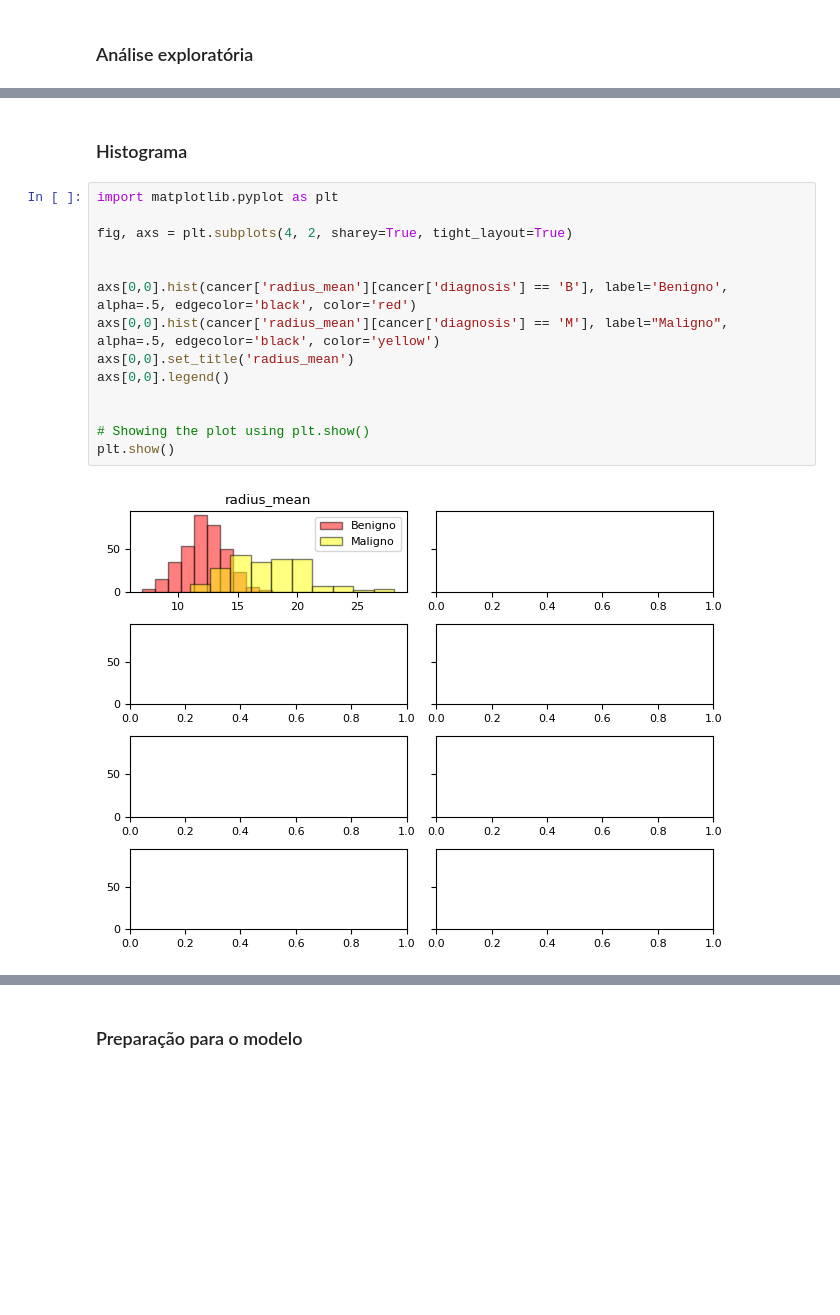
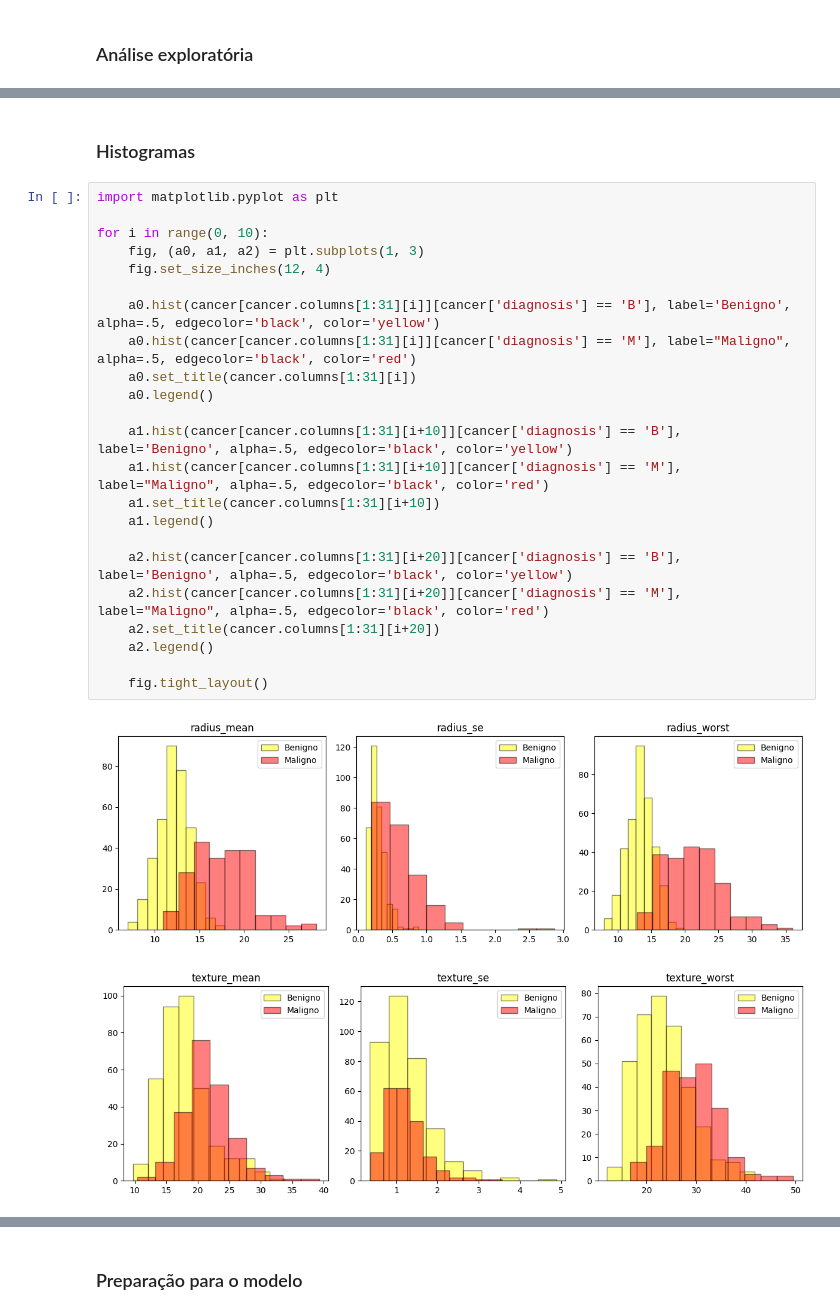
Before and after one commit to PericlesSavio/datascience, a Jupyter notebook: MBA em Data Science e Analytics/Regressão Logística/cancer_mama.ipynb, the cells around one changed output, grey strips where cells are left out. Cells and saved outputs as stored; diff of their text form; blank space fills up the shorter version.

```diff
--- a/MBA em Data Science e Analytics/Regressão Logística/cancer_mama.ipynb
+++ b/MBA em Data Science e Analytics/Regressão Logística/cancer_mama.ipynb
@@ -64,18 +79,28 @@ plt.show()
 # %% [markdown]
-### Histograma
+### Histogramas
-# %%
-import matplotlib.pyplot as plt
-
-fig, axs = plt.subplots(4, 2, sharey=True, tight_layout=True)
-
-
-axs[0,0].hist(cancer['radius_mean'][cancer['diagnosis'] == 'B'], label='Benigno', alpha=.5, edgecolor='black', color='red')
-axs[0,0].hist(cancer['radius_mean'][cancer['diagnosis'] == 'M'], label="Maligno", alpha=.5, edgecolor='black', color='yellow')
-axs[0,0].set_title('radius_mean')
-axs[0,0].legend()
-
-
-# Showing the plot using plt.show()
-plt.show()
-# %% [output]
-[figure, removed]
+# %%
+import matplotlib.pyplot as plt
+
+for i in range(0, 10):
+    fig, (a0, a1, a2) = plt.subplots(1, 3)
+    fig.set_size_inches(12, 4)
+
+    a0.hist(cancer[cancer.columns[1:31][i]][cancer['diagnosis'] == 'B'], label='Benigno', alpha=.5, edgecolor='black', color='yellow')
+    a0.hist(cancer[cancer.columns[1:31][i]][cancer['diagnosis'] == 'M'], label="Maligno", alpha=.5, edgecolor='black', color='red')
+    a0.set_title(cancer.columns[1:31][i])
+    a0.legend()
+
+    a1.hist(cancer[cancer.columns[1:31][i+10]][cancer['diagnosis'] == 'B'], label='Benigno', alpha=.5, edgecolor='black', color='yellow')
+    a1.hist(cancer[cancer.columns[1:31][i+10]][cancer['diagnosis'] == 'M'], label="Maligno", alpha=.5, edgecolor='black', color='red')
+    a1.set_title(cancer.columns[1:31][i+10])
+    a1.legend()
+
+    a2.hist(cancer[cancer.columns[1:31][i+20]][cancer['diagnosis'] == 'B'], label='Benigno', alpha=.5, edgecolor='black', color='yellow')
+    a2.hist(cancer[cancer.columns[1:31][i+20]][cancer['diagnosis'] == 'M'], label="Maligno", alpha=.5, edgecolor='black', color='red')
+    a2.set_title(cancer.columns[1:31][i+20])
+    a2.legend()
+
+    fig.tight_layout()
+# %% [output]
+[figure, added]
+[figure, added]
```
Also changed, not shown: parts of 21 cells of this notebook.
